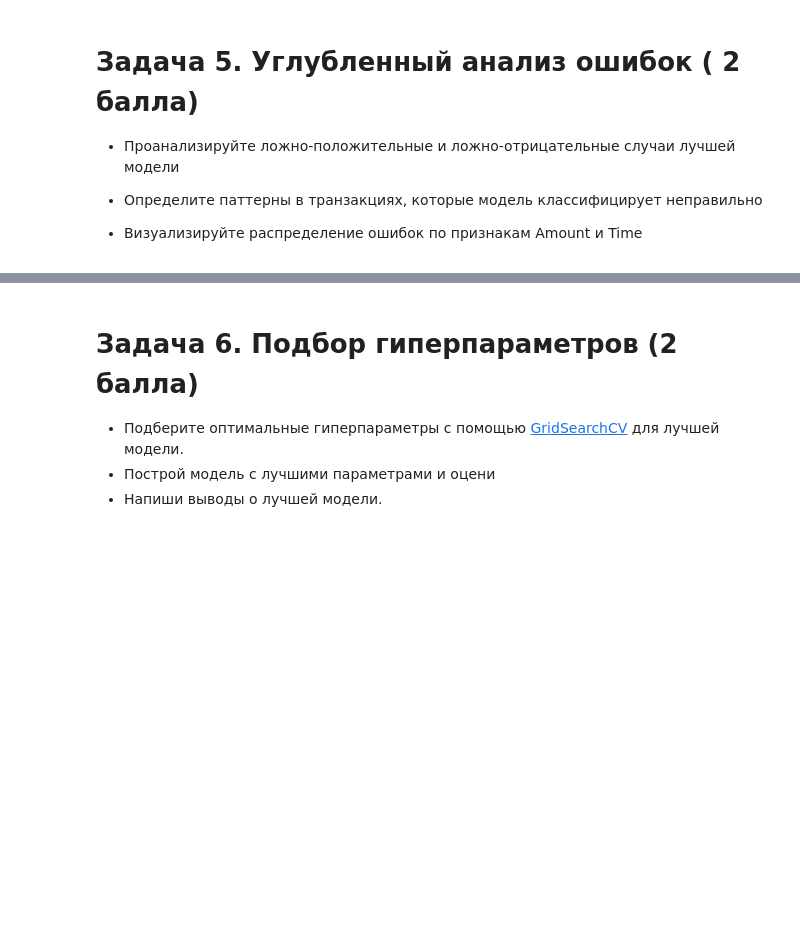
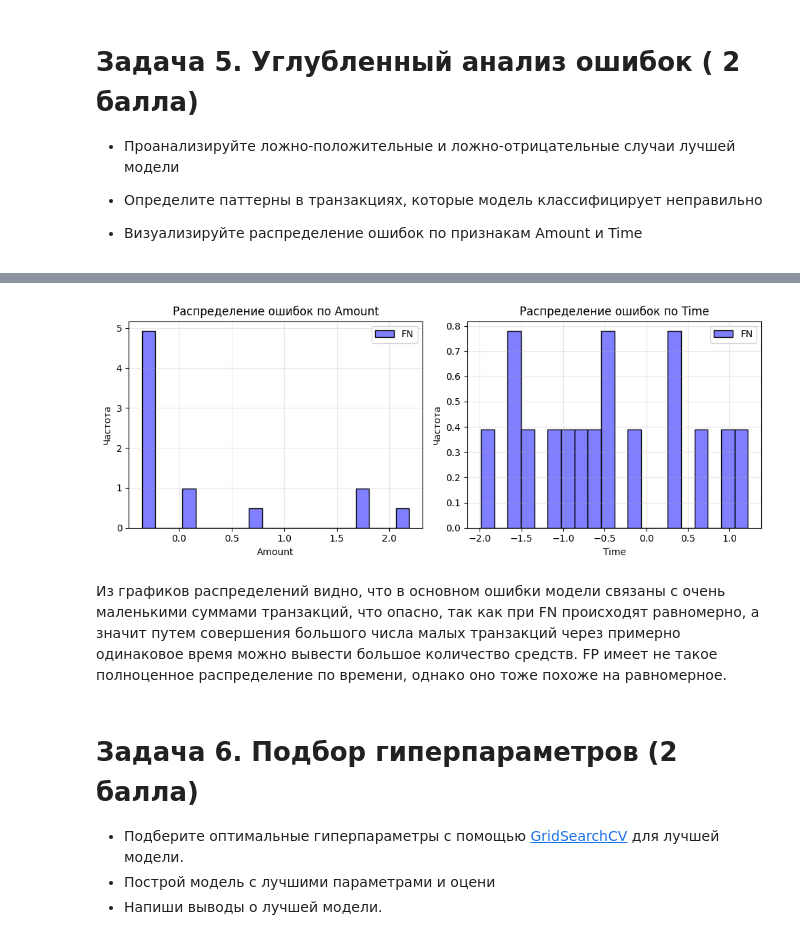
Before and after one commit to Yukkitsune/TBank-Analytics, a Jupyter notebook: Machine learning/Trees_and_ensembles.ipynb, the cells around one changed output, grey strips where cells are left out. Cells and saved outputs as stored; diff of their text form; code cells hidden in the pictures; blank space fills up the shorter version.

```diff
--- a/Machine learning/Trees_and_ensembles.ipynb
+++ b/Machine learning/Trees_and_ensembles.ipynb
@@ -669,3 +810,9 @@ F1_score -> 0.8829787234042553
+# %%
+get_dist(error_df, 'FN')
+# %% [output]
+[figure, added]
+# %% [markdown]
+Из графиков распределений видно, что в основном ошибки модели связаны с очень маленькими суммами транзакций, что опасно, так как при FN происходят равномерно, а значит путем совершения большого числа малых транзакций через примерно одинаковое время можно вывести большое количество средств. FP имеет не такое полноценное распределение по времени, однако оно тоже похоже на равномерное.
 # %% [markdown]
 # Задача 6. Подбор гиперпараметров (2 балла)
 
```
Also changed, not shown: parts of 71 cells of this notebook.
